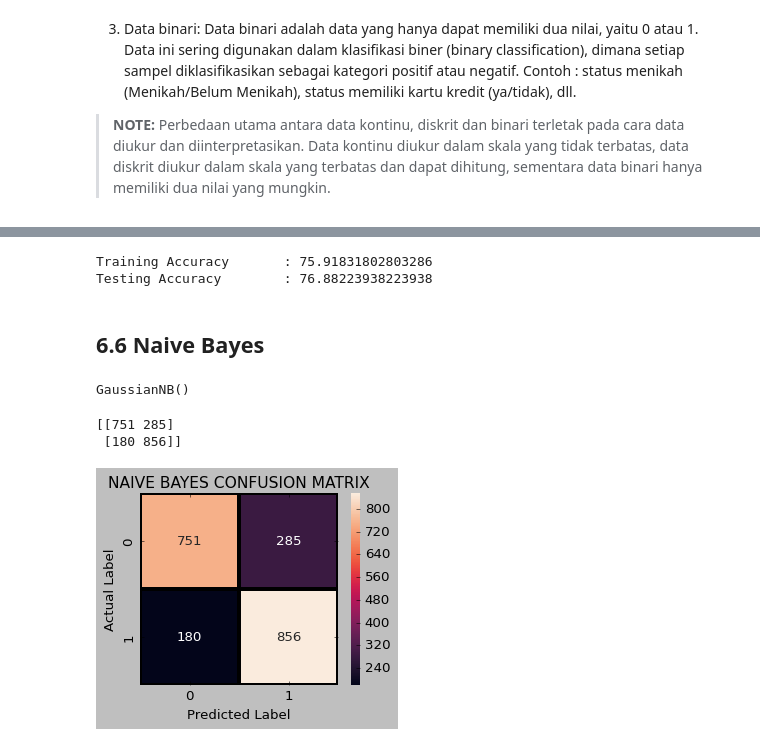
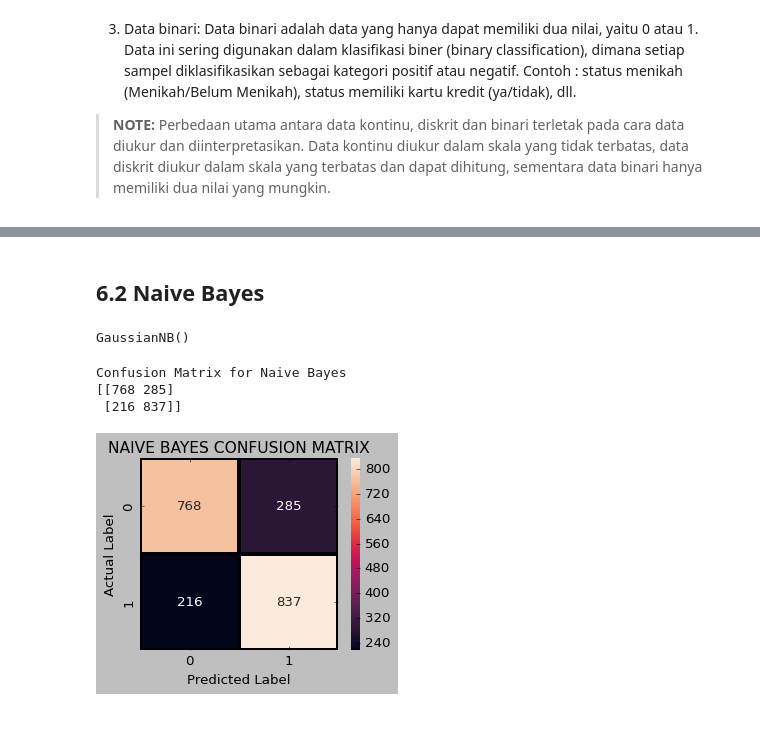
Before and after one commit to NabilahSharfina/TELCO-CUSTOMER-CHURN, a Jupyter notebook: Churn_with_SMOTE.ipynb, the cells around one changed output, grey strips where cells are left out. Drawn from its saved outputs; the diff is of its cells as text; code cells hidden in the pictures.

```diff
--- a/Churn_with_SMOTE.ipynb
+++ b/Churn_with_SMOTE.ipynb
@@ -913,0 +954,3 @@ LGBMClassifier()
+# %%
+rfc = RandomForestClassifier(random_state=0)
+rfc.fit(X_smote_train, Y_smote_train)
@@ -982,0 +984,23 @@ Testing Accuracy        : 84.7007722007722
+# %%
+# instantiate the classifier with n_estimators = 100
+rfc_100 = RandomForestClassifier(n_estimators=100, random_state=0)
+
+# fit the model to the training set
+rfc_100.fit(X_smote_train, Y_smote_train)
+
+# Predict on the test set results
+y_pred_100 = rfc_100.predict(X_smote_test)
+
+# Check accuracy score
+# print('Model accuracy score with 100 decision-trees : {0:.2f}'. format(accuracy_score(Y_smote_test, y_pred_100)))
+print("Training Accuracy\t: {0:.0f}".format(rfc_100.score(X_smote_train, Y_smote_train)*100))
+print("Testing Accuracy\t: {0:.0f}".format(rfc_100.score(X_smote_test, Y_smote_test)*100))
+
+plt.figure(figsize=(4, 3))
+sns.heatmap(confusion_matrix(Y_smote_test, y_pred_100),
+                annot=True,fmt = "d",linecolor="k",linewidths=3)
+
+plt.title("RANDOM FOREST CONFUSION MATRIX",fontsize=14)
+plt.xlabel('Predicted Label')
+plt.ylabel('Actual Label')
+plt.show()
@@ -985,3 +1012,0 @@ Testing Accuracy        : 84.7007722007722
-# %%
-model_gbc = GradientBoostingClassifier()
-model_gbc.fit(X_smote_train, Y_smote_train)
@@ -1108,3 +1082,0 @@ g.set_title("Feature importances", fontsize=12);
-# %%
-model_lr = LogisticRegression()
-model_lr.fit(X_smote_train, Y_smote_train)
@@ -1140,11 +1083,5 @@ weighted avg       0.77      0.77      0.77      2072
-# %%
-print("Training Accuracy\t:", model_lr.score(X_smote_train, Y_smote_train)*100)
-print("Testing Accuracy\t:", model_lr.score(X_smote_test, Y_smote_test)*100)
-# %% [output]
-Training Accuracy       : 75.91831802803286
-Testing Accuracy        : 76.88223938223938
 # %% [markdown]
-## 6.6 Naive Bayes
+## 6.2 Naive Bayes
 # %%
 model_nbc = GaussianNB()
 model_nbc.fit(X_smote_train, Y_smote_train)
@@ -1154,26 +1091,26 @@ GaussianNB()
 Y_pred_nbc = model_nbc.predict(X_smote_test)
 
 cm = confusion_matrix(Y_smote_test, Y_pred_nbc)
+print ("Confusion Matrix for Naive Bayes")
 print(cm)
-# sns.heatmap(cm, annot=True, cmap=plt.cm.Blues)
-
-# plt.xlabel('Predicted Label')
-# plt.ylabel('Actual Label')
-# plt.title("Confusion Matrix Naive Bayes with SMOTE", fontsize=14, fontname="Helvetica")
 # %% [output]
-[[751 285]
- [180 856]]
+Confusion Matrix for Naive Bayes
+[[768 285]
+ [216 837]]
 # %%
 plt.figure(figsize=(4, 3))
-sns.heatmap(confusion_matrix(Y_smote_test, Y_pred_nbc),
-                annot=True,fmt = "d",linecolor="k",linewidths=3)
+sns.heatmap(confusion_matrix(
+                              Y_smote_test, Y_pred_nbc),
+                              annot=True,fmt = "d",
+                              linecolor="k",linewidths=3
+                            )
 
 plt.title("NAIVE BAYES CONFUSION MATRIX",fontsize=14)
 plt.xlabel('Predicted Label')
 plt.ylabel('Actual Label')
 plt.show()
 # %% [output]
-[figure, old version]
+[figure, new version]
 # %%
 print(metrics.classification_report(Y_smote_test, Y_pred_nbc))
 # %% [output]
```
Also changed, not shown: parts of 95 cells of this notebook.
